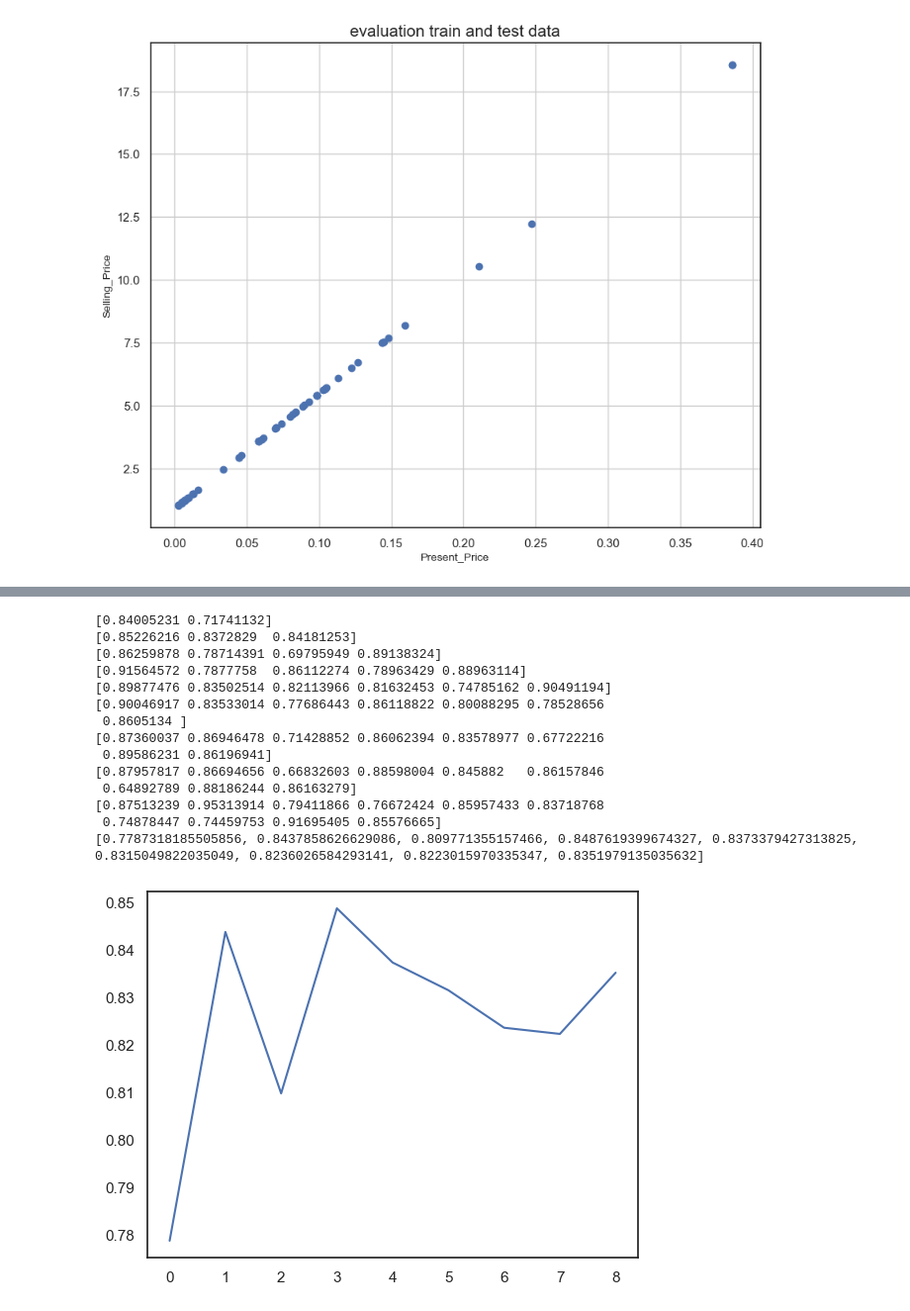
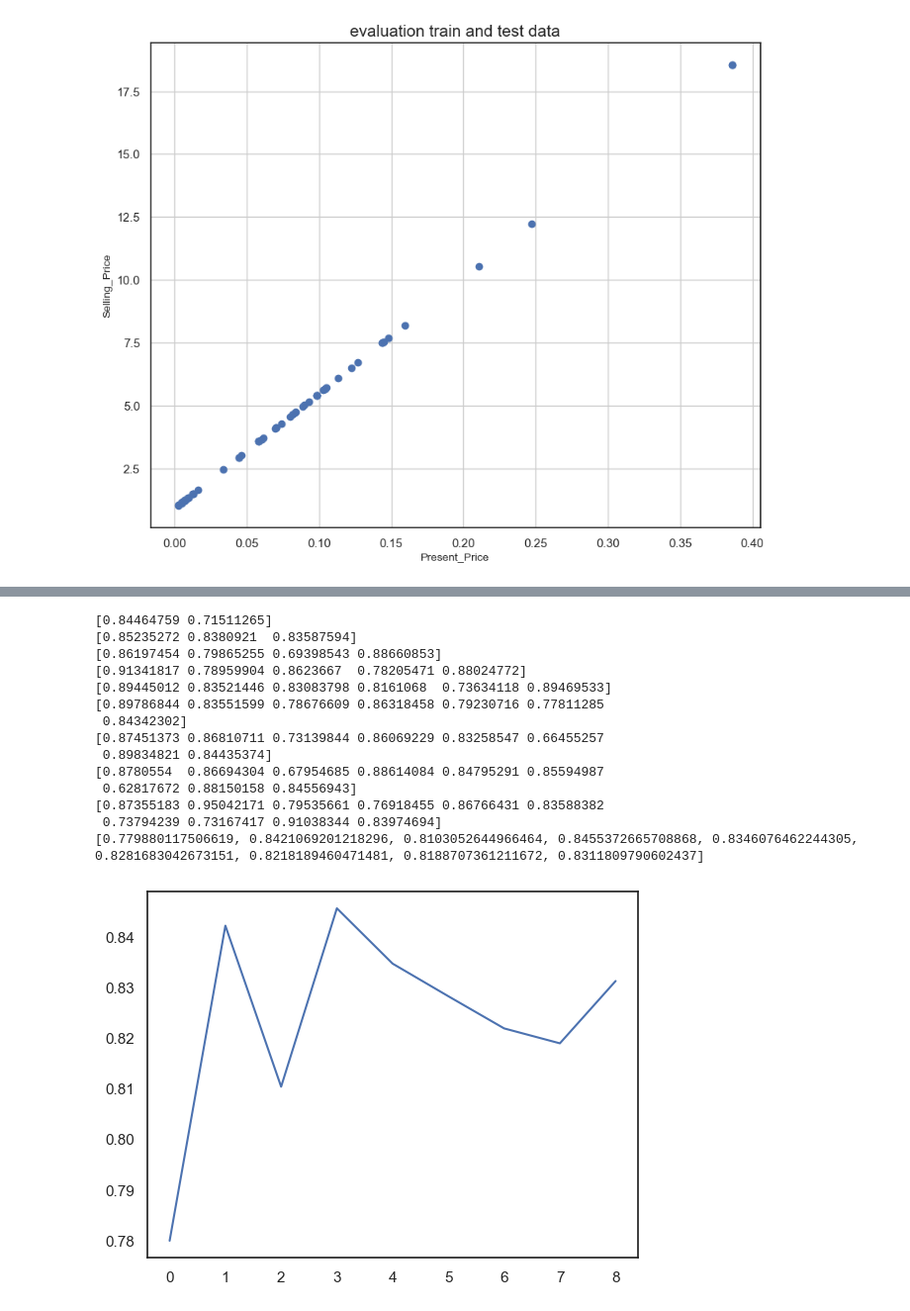
Before and after one commit to Mohammadhoseinajorloo/CarData, a Jupyter notebook: CarData.ipynb, the cells around one changed output, grey strips where cells are left out. Shown at 99% size. Drawn from its saved outputs; the diff is of its cells as text; code cells hidden in the pictures.

```diff
--- a/CarData.ipynb
+++ b/CarData.ipynb
@@ -341,6 +341,6 @@ df_label1 = pd.DataFrame(df_label1, columns=['Seller_Type_le'])
 df_label2 = pd.DataFrame(df_label2, columns=['Transmission_le'])
 
 df_labelencoding = pd.concat([df, df_label, df_label1, df_label2], axis=1)
-df_processing = df_labelencoding.drop(columns=['Fuel_Type', 'Seller_Type', 'Transmission'])
+df_processing = df_labelencoding.drop(columns=['Fuel_Type', 'Seller_Type', 'Transmission', 'Year'])
 df_processing
 # %% [output]
@@ -384,8 +383,8 @@ plt.show()
 # %%
 target = df_processing['Selling_Price']
 scale = MinMaxScaler(feature_range=(0, 1))
-norm1 = scale.fit_transform(df_processing[['Year','Present_Price','Kms_Driven','Owner','Age', 'Fuel_Type_le', 'Seller_Type_le', 'Transmission_le']])
-norm1 = pd.DataFrame(norm1, columns=['Year', 'Present_Price', 'Kms_Driven', 'Owner', 'Age', 'Fuel_Type_le', 'Seller_Type_le', 'Transmission_le'])
+norm1 = scale.fit_transform(df_processing[['Present_Price','Kms_Driven','Owner','Age', 'Fuel_Type_le', 'Seller_Type_le', 'Transmission_le']])
+norm1 = pd.DataFrame(norm1, columns=['Present_Price', 'Kms_Driven', 'Owner', 'Age', 'Fuel_Type_le', 'Seller_Type_le', 'Transmission_le'])
 df_final = pd.concat([norm1, target], axis=1)
 df_final
 # %% [output]
@@ -634,53 +633,53 @@ plt.show()
 # %%
 def test_size(df):
     test_list = []
-    X = df[[df.columns[0], df.columns[1], df.columns[2], df.columns[3], df.columns[4], df.columns[5], df.columns[6], df.columns[7]]]
-    Y = df.iloc[:, 8].values.reshape(-1, 1)
+    X = df[[df.columns[0], df.columns[1], df.columns[2], df.columns[3], df.columns[4], df.columns[5], df.columns[6]]]
+    Y = df.iloc[:, 7].values.reshape(-1, 1)
     for test in range(1, 6):
         x_train, x_test, y_train, y_test = train_test_split(X, Y, test_size=(test/10), random_state=0)
         regressor = LinearRegression()
         regressor.fit(x_train, y_train)
         y_pred = regressor.predict(x_test)
         R2_score = metrics.r2_score(y_test, y_pred)
         test_list.append(R2_score)
     print(test_list)
     return test_list
 
 
 def kfold_valedation(df):
     kfold_list = []
-    X = df[[df.columns[0], df.columns[1], df.columns[2], df.columns[3], df.columns[4], df.columns[5], df.columns[6], df.columns[7]]]
-    Y = df.iloc[:, 8].values.reshape(-1, 1)
+    X = df[[df.columns[0], df.columns[1], df.columns[2], df.columns[3], df.columns[4], df.columns[5], df.columns[6]]]
+    Y = df.iloc[:, 7].values.reshape(-1, 1)
     for k in range (2, 11):
         regressor = LinearRegression()
         kfold_validation = KFold (k, shuffle=True, random_state=0)
         result = cross_val_score(regressor, X, Y , cv=kfold_validation)
         print(result)
         mean = np.mean(result)
         kfold_list.append(mean)
     print(kfold_list)
     return kfold_list
 
 plt.plot(kfold_valedation(df_final))
 plt.show()
 
 # plt.plot(test_size(df_final))
 # plt.xticks(range(0, 5), ['90-10', '80-20', '70-30', '60-40', '50-50'])
 # plt.show()
 # %% [output]
-[0.84005231 0.71741132]
-[0.85226216 0.8372829  0.84181253]
-[0.86259878 0.78714391 0.69795949 0.89138324]
-[0.91564572 0.7877758  0.86112274 0.78963429 0.88963114]
-[0.89877476 0.83502514 0.82113966 0.81632453 0.74785162 0.90491194]
-[0.90046917 0.83533014 0.77686443 0.86118822 0.80088295 0.78528656
- 0.8605134 ]
-[0.87360037 0.86946478 0.71428852 0.86062394 0.83578977 0.67722216
- 0.89586231 0.86196941]
-[0.87957817 0.86694656 0.66832603 0.88598004 0.845882   0.86157846
- 0.64892789 0.88186244 0.86163279]
-[0.87513239 0.95313914 0.79411866 0.76672424 0.85957433 0.83718768
- 0.74878447 0.74459753 0.91695405 0.85576665]
-[0.7787318185505856, 0.8437858626629086, 0.809771355157466, 0.8487619399674327, 0.8373379427313825, 0.8315049822035049, 0.8236026584293141, 0.8223015970335347, 0.8351979135035632]
+[0.84464759 0.71511265]
+[0.85235272 0.8380921  0.83587594]
+[0.86197454 0.79865255 0.69398543 0.88660853]
+[0.91341817 0.78959904 0.8623667  0.78205471 0.88024772]
+[0.89445012 0.83521446 0.83083798 0.8161068  0.73634118 0.89469533]
+[0.89786844 0.83551599 0.78676609 0.86318458 0.79230716 0.77811285
+ 0.84342302]
+[0.87451373 0.86810711 0.73139844 0.86069229 0.83258547 0.66455257
+ 0.89834821 0.84435374]
+[0.8780554  0.86694304 0.67954685 0.88614084 0.84795291 0.85594987
+ 0.62817672 0.88150158 0.84556943]
+[0.87355183 0.95042171 0.79535661 0.76918455 0.86766431 0.83588382
+ 0.73794239 0.73167417 0.91038344 0.83974694]
+[0.779880117506619, 0.8421069201218296, 0.8103052644966464, 0.8455372665708868, 0.8346076462244305, 0.8281683042673151, 0.8218189460471481, 0.8188707361211672, 0.8311809790602437]
-[figure, old version]
+[figure, new version]
 # %%
```
Also changed, not shown: parts of 14 cells of this notebook, 1 other file.
